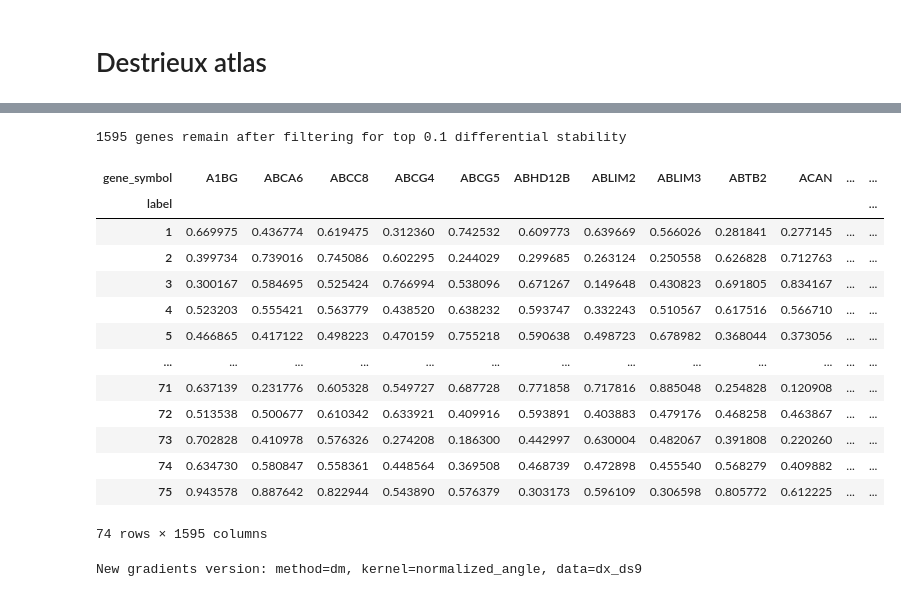
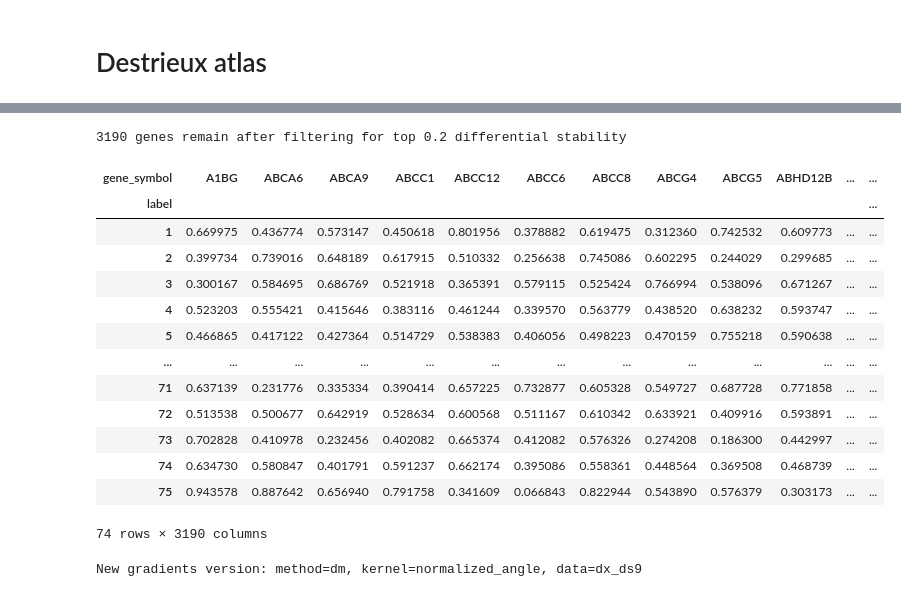
Before and after one commit to richardajdear/AHBA_gradients, a Jupyter notebook: notebooks/parcellation.ipynb, the cells around one changed output, grey strips where cells are left out. Saved outputs shown, nothing was run; the diff lists cells and outputs as text; code cells hidden in the pictures.

Commit message:
after FYR

```diff
--- a/notebooks/parcellation.ipynb
+++ b/notebooks/parcellation.ipynb
@@ -295,21 +421,21 @@ WARNING: R[write to console]: merging atlas and data by 'label'
 # %%
-get_expression_abagen(fetch_dx(), DS_threshold=0.9, save_name='dx_ds9')
+get_expression_abagen(fetch_dx(), DS_threshold=0.8, save_name='dx_ds8')
 # %% [output]
-1595 genes remain after filtering for top 0.1 differential stability
+3190 genes remain after filtering for top 0.2 differential stability
-| gene_symbol | A1BG | ABCA6 | ABCC8 | ABCG4 | ABCG5 | ABHD12B | ABLIM2 | ABLIM3 | ABTB2 | ACAN | ... | ... |
+| gene_symbol | A1BG | ABCA6 | ABCA9 | ABCC1 | ABCC12 | ABCC6 | ABCC8 | ABCG4 | ABCG5 | ABHD12B | ... | ... |
 | label |  |  |  |  |  |  |  |  |  |  |  | ... |
-| 1 | 0.669975 | 0.436774 | 0.619475 | 0.312360 | 0.742532 | 0.609773 | 0.639669 | 0.566026 | 0.281841 | 0.277145 | ... | ... |
-| 2 | 0.399734 | 0.739016 | 0.745086 | 0.602295 | 0.244029 | 0.299685 | 0.263124 | 0.250558 | 0.626828 | 0.712763 | ... | ... |
-| 3 | 0.300167 | 0.584695 | 0.525424 | 0.766994 | 0.538096 | 0.671267 | 0.149648 | 0.430823 | 0.691805 | 0.834167 | ... | ... |
-| 4 | 0.523203 | 0.555421 | 0.563779 | 0.438520 | 0.638232 | 0.593747 | 0.332243 | 0.510567 | 0.617516 | 0.566710 | ... | ... |
-| 5 | 0.466865 | 0.417122 | 0.498223 | 0.470159 | 0.755218 | 0.590638 | 0.498723 | 0.678982 | 0.368044 | 0.373056 | ... | ... |
+| 1 | 0.669975 | 0.436774 | 0.573147 | 0.450618 | 0.801956 | 0.378882 | 0.619475 | 0.312360 | 0.742532 | 0.609773 | ... | ... |
+| 2 | 0.399734 | 0.739016 | 0.648189 | 0.617915 | 0.510332 | 0.256638 | 0.745086 | 0.602295 | 0.244029 | 0.299685 | ... | ... |
+| 3 | 0.300167 | 0.584695 | 0.686769 | 0.521918 | 0.365391 | 0.579115 | 0.525424 | 0.766994 | 0.538096 | 0.671267 | ... | ... |
+| 4 | 0.523203 | 0.555421 | 0.415646 | 0.383116 | 0.461244 | 0.339570 | 0.563779 | 0.438520 | 0.638232 | 0.593747 | ... | ... |
+| 5 | 0.466865 | 0.417122 | 0.427364 | 0.514729 | 0.538383 | 0.406056 | 0.498223 | 0.470159 | 0.755218 | 0.590638 | ... | ... |
 | ... | ... | ... | ... | ... | ... | ... | ... | ... | ... | ... | ... | ... |
-| 71 | 0.637139 | 0.231776 | 0.605328 | 0.549727 | 0.687728 | 0.771858 | 0.717816 | 0.885048 | 0.254828 | 0.120908 | ... | ... |
-| 72 | 0.513538 | 0.500677 | 0.610342 | 0.633921 | 0.409916 | 0.593891 | 0.403883 | 0.479176 | 0.468258 | 0.463867 | ... | ... |
-| 73 | 0.702828 | 0.410978 | 0.576326 | 0.274208 | 0.186300 | 0.442997 | 0.630004 | 0.482067 | 0.391808 | 0.220260 | ... | ... |
-| 74 | 0.634730 | 0.580847 | 0.558361 | 0.448564 | 0.369508 | 0.468739 | 0.472898 | 0.455540 | 0.568279 | 0.409882 | ... | ... |
-| 75 | 0.943578 | 0.887642 | 0.822944 | 0.543890 | 0.576379 | 0.303173 | 0.596109 | 0.306598 | 0.805772 | 0.612225 | ... | ... |
+| 71 | 0.637139 | 0.231776 | 0.335334 | 0.390414 | 0.657225 | 0.732877 | 0.605328 | 0.549727 | 0.687728 | 0.771858 | ... | ... |
+| 72 | 0.513538 | 0.500677 | 0.642919 | 0.528634 | 0.600568 | 0.511167 | 0.610342 | 0.633921 | 0.409916 | 0.593891 | ... | ... |
+| 73 | 0.702828 | 0.410978 | 0.232456 | 0.402082 | 0.665374 | 0.412082 | 0.576326 | 0.274208 | 0.186300 | 0.442997 | ... | ... |
+| 74 | 0.634730 | 0.580847 | 0.401791 | 0.591237 | 0.662174 | 0.395086 | 0.558361 | 0.448564 | 0.369508 | 0.468739 | ... | ... |
+| 75 | 0.943578 | 0.887642 | 0.656940 | 0.791758 | 0.341609 | 0.066843 | 0.822944 | 0.543890 | 0.576379 | 0.303173 | ... | ... |
-74 rows × 1595 columns
+74 rows × 3190 columns
 # %%
 dm_dx_ds9 = gradientVersion(approach='dm', kernel='normalized_angle', alpha=1).fit('dx_ds9')
 # %% [output]
```
Also changed, not shown: parts of 22 cells of this notebook, 20 other files.
